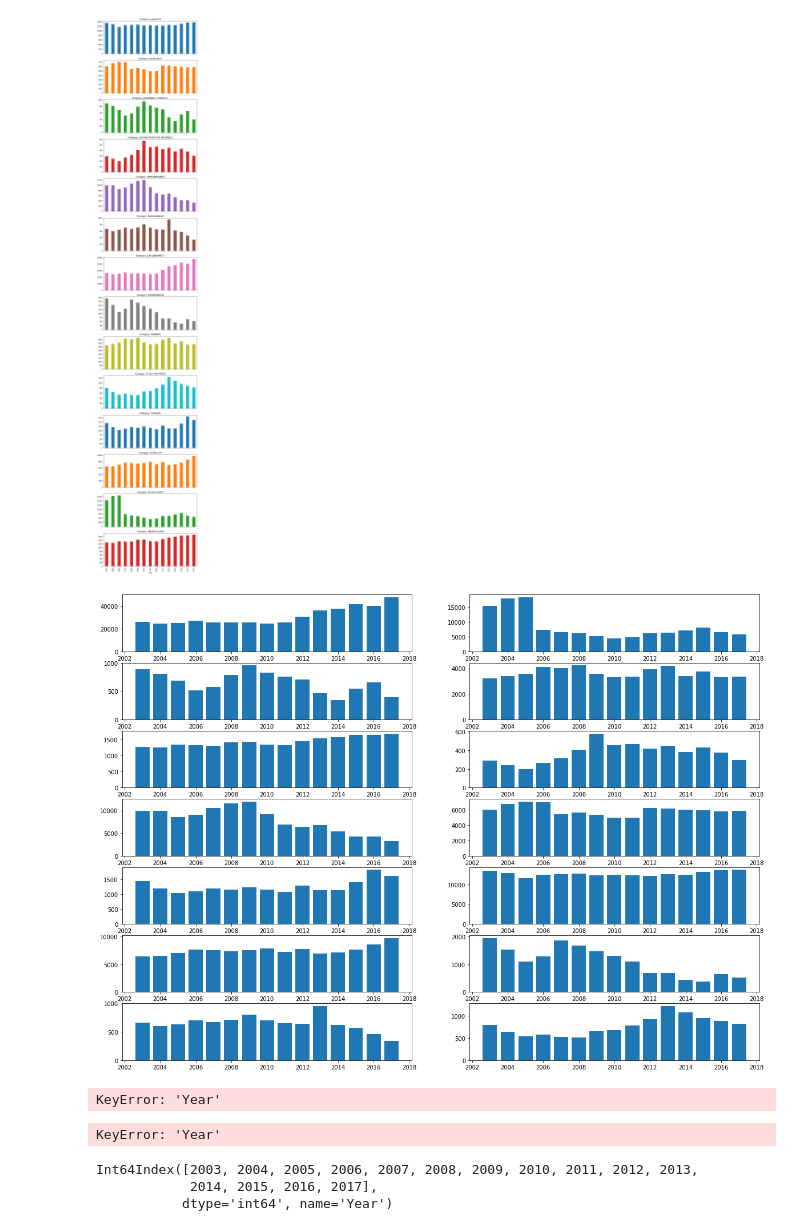
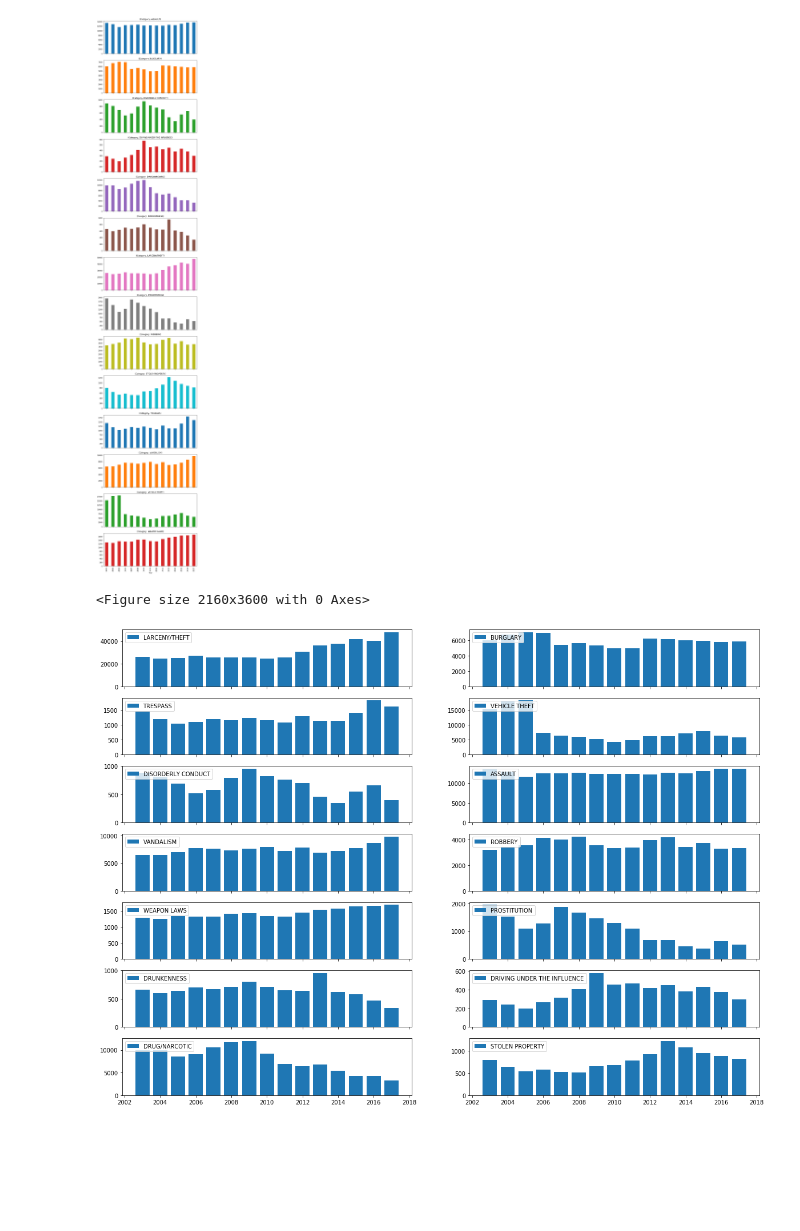
Before and after one commit to enriqueqs/SDAaV, a Jupyter notebook: Enrique/Week1.ipynb, the cells around one changed output. Drawn from its saved outputs; the diff is of its cells as text; code cells hidden in the pictures; blank space fills up the shorter version.

```diff
--- a/Enrique/Week1.ipynb
+++ b/Enrique/Week1.ipynb
@@ -279,28 +279,17 @@ array([<matplotlib.axes._subplots.AxesSubplot object at 0x...>,
       dtype=object)
 [figure]
 # %%
-a=1
-
-plt.figure(figsize=(20,15))
+a=0
+plt.figure(figsize=(30, 50))
+fig, ax = plt.subplots(nrows=7, ncols=2, sharex=True,figsize=(20,15))
 
 for i in focuscrimes:
-    plt.subplot(7,2,a)
-    plt.bar(foc_crimes_year[:,i].index ,foc_crimes_year[:,i], label=i)
+    b=a%7
+    c=a%2
+    ax[b,c].bar(foc_crimes_year[:,i].index ,foc_crimes_year[:,i])
+    ax[b,c].legend([i],loc=2)
     a+=1
 plt.show()
 # %% [output]
+<Figure size 2160x3600 with 0 Axes>
-[figure, old version]
+[figure, new version]
-# %%
-foc_crimes_year['Year']
-# %% [output]
-KeyError: 'Year'
-# %%
-foc_crimes_year
-# %% [output]
-KeyError: 'Year'
-# %%
-foc_crimes_year[:,'WEAPON LAWS'].index
-# %% [output]
-Int64Index([2003, 2004, 2005, 2006, 2007, 2008, 2009, 2010, 2011, 2012, 2013,
-            2014, 2015, 2016, 2017],
-           dtype='int64', name='Year')
```
